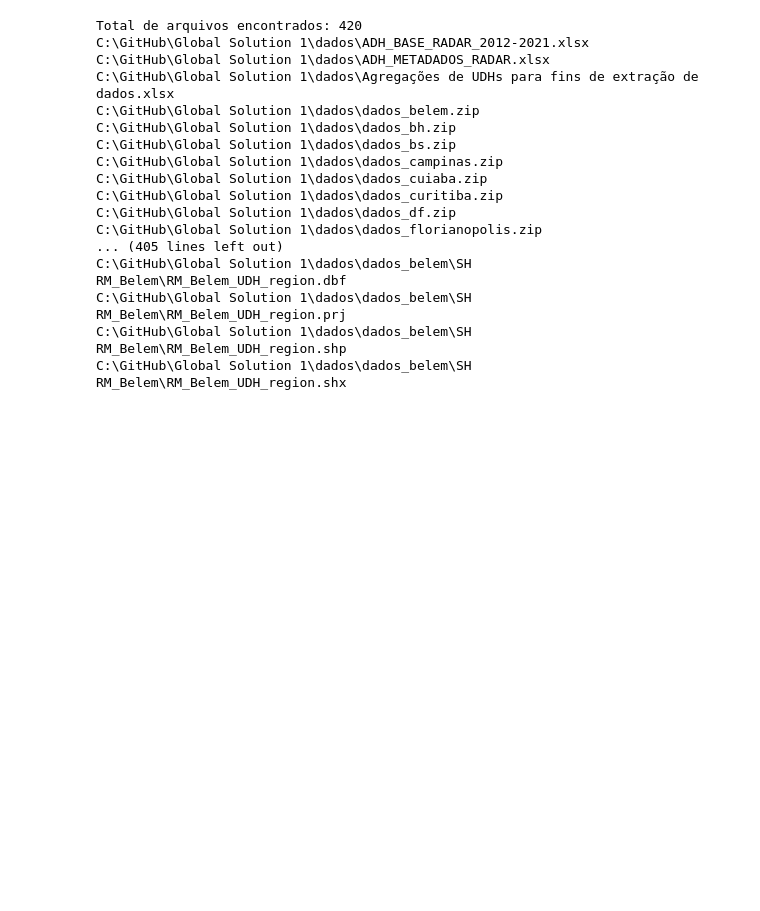
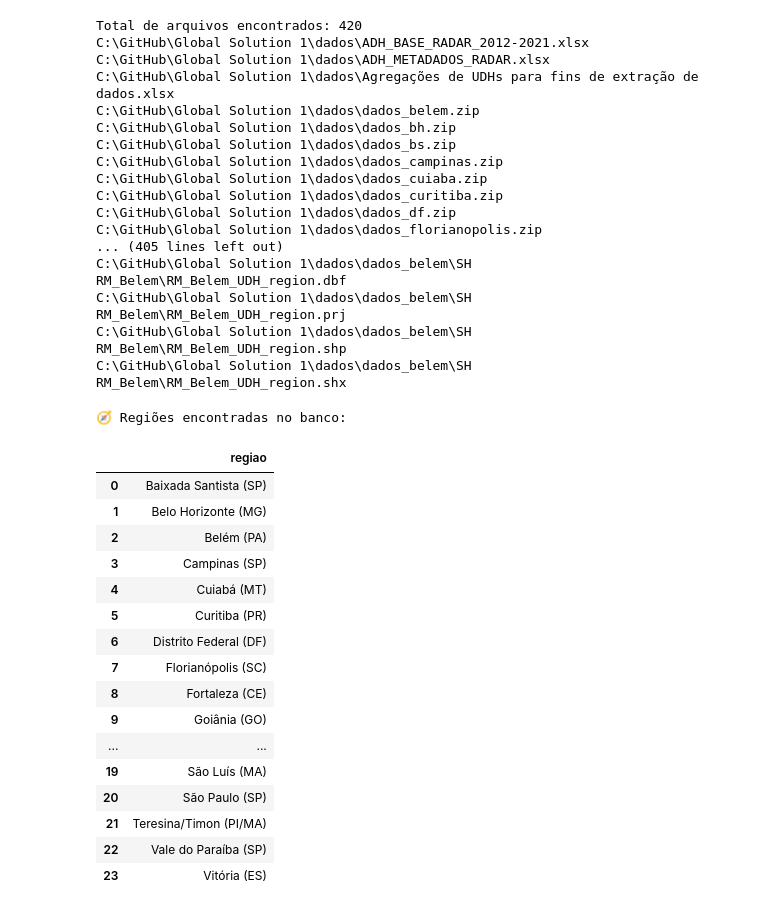
Before and after one commit to sergiourzedojunior/Global-Solution-1, a Jupyter notebook: notebooks/teste.ipynb, the cells around one changed output. Saved outputs shown, nothing was run; the diff lists cells and outputs as text; code cells hidden in the pictures; blank space fills up the shorter version.

```diff
--- a/notebooks/teste.ipynb
+++ b/notebooks/teste.ipynb
@@ -189,3 +189,39 @@ C:\GitHub\Global Solution 1\dados\dados_belem\SH RM_Belem\RM_Belem_UDH_region.db
 C:\GitHub\Global Solution 1\dados\dados_belem\SH RM_Belem\RM_Belem_UDH_region.prj
 C:\GitHub\Global Solution 1\dados\dados_belem\SH RM_Belem\RM_Belem_UDH_region.shp
 C:\GitHub\Global Solution 1\dados\dados_belem\SH RM_Belem\RM_Belem_UDH_region.shx
+# %%
+# === 1. Imports ===
+import sqlite3
+import pandas as pd
+from pathlib import Path
+
+# === 2. Caminho do banco de dados ===
+DB_PATH = Path("../db/gs2025.db").resolve()  # ajuste o caminho se necessário
+
+# === 3. Conexão e leitura da tabela ===
+conn = sqlite3.connect(DB_PATH)
+df = pd.read_sql("SELECT DISTINCT regiao FROM igv_resultado_all ORDER BY regiao", conn)
+conn.close()
+
+# === 4. Visualização dos nomes únicos de região ===
+print("🧭 Regiões encontradas no banco:")
+display(df)
+# %% [output]
+🧭 Regiões encontradas no banco:
+|  | regiao |
+| 0 | Baixada Santista (SP) |
+| 1 | Belo Horizonte (MG) |
+| 2 | Belém (PA) |
+| 3 | Campinas (SP) |
+| 4 | Cuiabá (MT) |
+| 5 | Curitiba (PR) |
+| 6 | Distrito Federal (DF) |
+| 7 | Florianópolis (SC) |
+| 8 | Fortaleza (CE) |
+| 9 | Goiânia (GO) |
+| ... | ... |
+| 19 | São Luís (MA) |
+| 20 | São Paulo (SP) |
+| 21 | Teresina/Timon (PI/MA) |
+| 22 | Vale do Paraíba (SP) |
+| 23 | Vitória (ES) |
```
Also changed, not shown: 6 other files.
